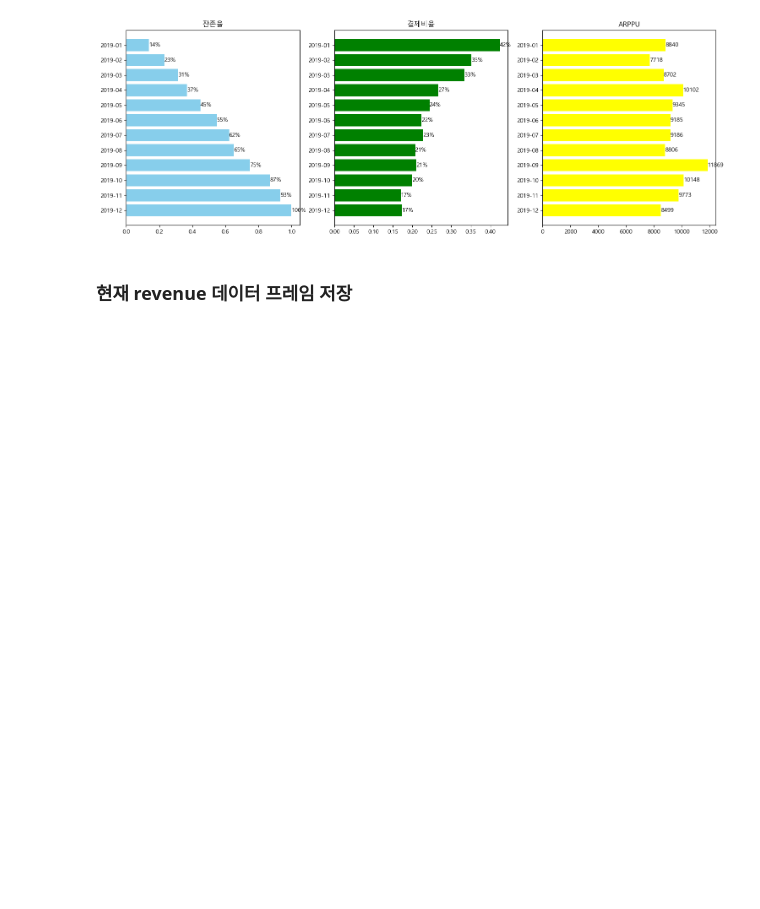
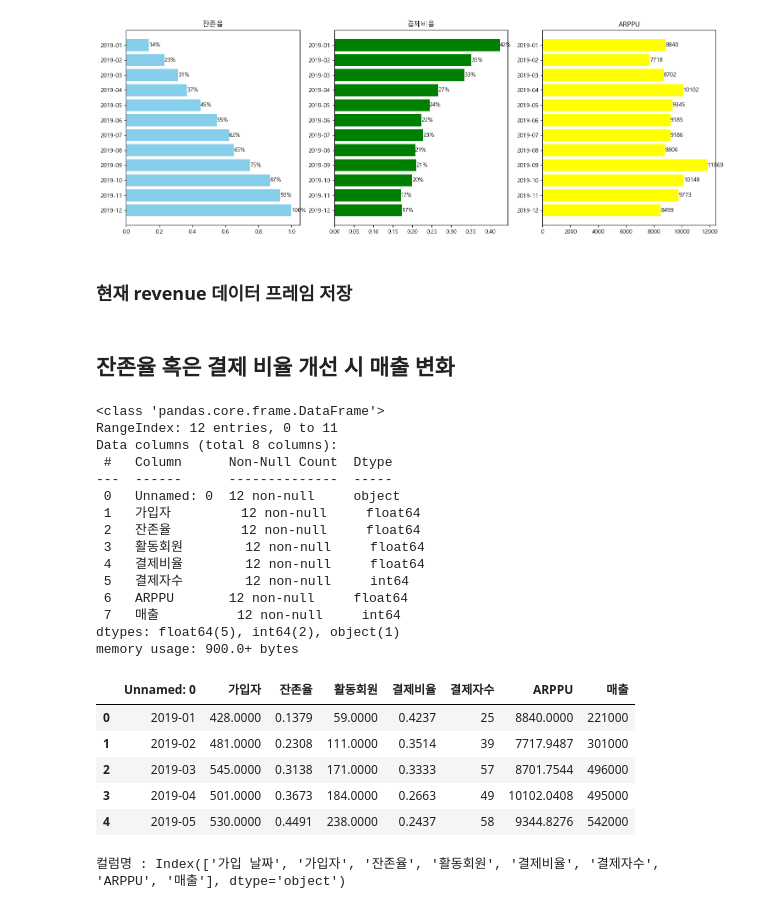
Before and after one commit to nyeokinyeoki/backup, a Jupyter notebook: data1.ipynb, the cells around one changed output. Saved outputs shown, nothing was run; the diff lists cells and outputs as text; code cells hidden in the pictures; blank space fills up the shorter version.

```diff
--- a/data1.ipynb
+++ b/data1.ipynb
@@ -514,3 +515,38 @@ plt.show()
 ### 현재 revenue 데이터 프레임 저장
 # %%
 devide_revenue.to_csv("./practice_revenue.csv")
+# %% [markdown]
+## 잔존율 혹은 결제 비율 개선 시 매출 변화
+# %%
+imp_rev = pd.read_csv("./practice_revenue.csv", encoding="ANSI")
+
+imp_rev.info()
+imp_rev.head()
+# %% [output]
+<class 'pandas.core.frame.DataFrame'>
+RangeIndex: 12 entries, 0 to 11
+Data columns (total 8 columns):
+ #   Column      Non-Null Count  Dtype
+---  ------      --------------  -----
+ 0   Unnamed: 0  12 non-null     object
+ 1   가입자         12 non-null     float64
+ 2   잔존율         12 non-null     float64
+ 3   활동회원        12 non-null     float64
+ 4   결제비율        12 non-null     float64
+ 5   결제자수        12 non-null     int64
+ 6   ARPPU       12 non-null     float64
+ 7   매출          12 non-null     int64
+dtypes: float64(5), int64(2), object(1)
+memory usage: 900.0+ bytes
+|  | Unnamed: 0 | 가입자 | 잔존율 | 활동회원 | 결제비율 | 결제자수 | ARPPU | 매출 |
+| 0 | 2019-01 | 428.0000 | 0.1379 | 59.0000 | 0.4237 | 25 | 8840.0000 | 221000 |
+| 1 | 2019-02 | 481.0000 | 0.2308 | 111.0000 | 0.3514 | 39 | 7717.9487 | 301000 |
+| 2 | 2019-03 | 545.0000 | 0.3138 | 171.0000 | 0.3333 | 57 | 8701.7544 | 496000 |
+| 3 | 2019-04 | 501.0000 | 0.3673 | 184.0000 | 0.2663 | 49 | 10102.0408 | 495000 |
+| 4 | 2019-05 | 530.0000 | 0.4491 | 238.0000 | 0.2437 | 58 | 9344.8276 | 542000 |
+# %%
+imp_rev.rename({"Unnamed: 0":"가입 날짜"}, axis=1, inplace=True)
+
+print("컬럼명 :", imp_rev.columns)
+# %% [output]
+컬럼명 : Index(['가입 날짜', '가입자', '잔존율', '활동회원', '결제비율', '결제자수', 'ARPPU', '매출'], dtype='object')
```
Also changed, not shown: parts of 5 cells of this notebook.
